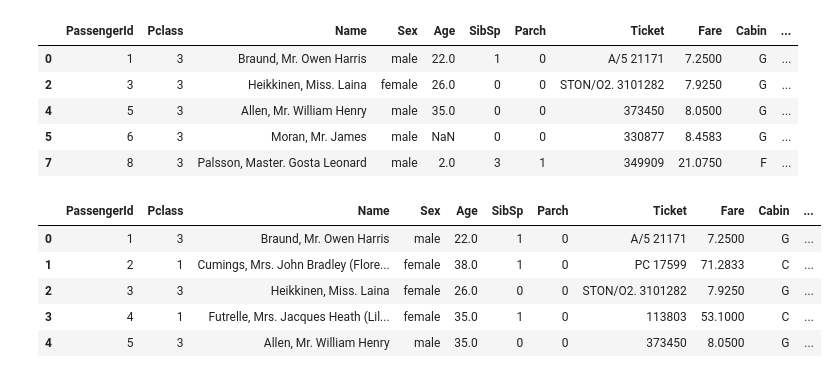
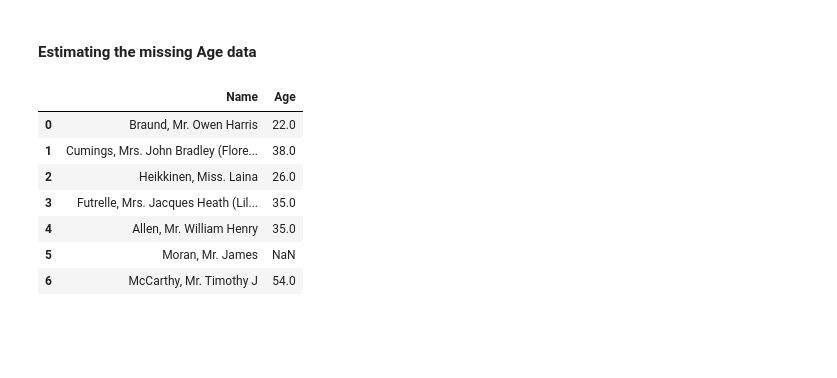
Before and after one commit to shielamms/AI-and-Data-Analysis, a Jupyter notebook: Titanic Machine Learning Prediction.ipynb, the cells around one changed output. Saved outputs shown, nothing was run; the diff lists cells and outputs as text; code cells hidden in the pictures; blank space fills up the shorter version.

```diff
--- a/Titanic Machine Learning Prediction.ipynb
+++ b/Titanic Machine Learning Prediction.ipynb
@@ -92,15 +85,0 @@ memory usage: 83.6+ KB
-# %%
-#backup copy of the Survived column of train_data
-survivors = train.Survived
-
-train.drop(['Survived'], axis=1, inplace=True)
-
-all_data = pd.concat([train, test], ignore_index=False)
-all_data['Cabin'].fillna('N', inplace=True)
-
-all_data['Cabin'] = [cabin_name[0] for cabin_name in all_data['Cabin']]
-
-no_cabin = all_data[all_data['Cabin'] == 'N']
-has_cabin = all_data[all_data['Cabin'] != 'N']
-
-all_data.groupby('Cabin')['Fare'].mean().sort_values()
@@ -142,24 +86,14 @@ no_cabin['Cabin'] = no_cabin.Fare.apply(lambda x : estimate_cabin(x))
-# %%
-no_cabin.head()
-# %% [output]
-|  | PassengerId | Pclass | Name | Sex | Age | SibSp | Parch | Ticket | Fare | Cabin | ... |
-| 0 | 1 | 3 | Braund, Mr. Owen Harris | male | 22.0 | 1 | 0 | A/5 21171 | 7.2500 | G | ... |
-| 2 | 3 | 3 | Heikkinen, Miss. Laina | female | 26.0 | 0 | 0 | STON/O2. 3101282 | 7.9250 | G | ... |
-| 4 | 5 | 3 | Allen, Mr. William Henry | male | 35.0 | 0 | 0 | 373450 | 8.0500 | G | ... |
-| 5 | 6 | 3 | Moran, Mr. James | male | NaN | 0 | 0 | 330877 | 8.4583 | G | ... |
-| 7 | 8 | 3 | Palsson, Master. Gosta Leonard | male | 2.0 | 3 | 1 | 349909 | 21.0750 | F | ... |
+# %% [markdown]
+<h4>Estimating the missing Age data</h4>
 # %%
-all_data = pd.concat([no_cabin, has_cabin], axis=0)
-all_data.sort_values(by='PassengerId', inplace=True)
-
-train = all_data[:891]
-test = all_data[891:]
-
-train.head()
+all_data = pd.concat([train, test], axis=0, ignore_index=True).sort_values(by='PassengerId')
+pd.concat([all_data['Name'], all_data['Age']], axis=1).head(7)
 # %% [output]
-|  | PassengerId | Pclass | Name | Sex | Age | SibSp | Parch | Ticket | Fare | Cabin | ... |
-| 0 | 1 | 3 | Braund, Mr. Owen Harris | male | 22.0 | 1 | 0 | A/5 21171 | 7.2500 | G | ... |
-| 1 | 2 | 1 | Cumings, Mrs. John Bradley (Flore... | female | 38.0 | 1 | 0 | PC 17599 | 71.2833 | C | ... |
-| 2 | 3 | 3 | Heikkinen, Miss. Laina | female | 26.0 | 0 | 0 | STON/O2. 3101282 | 7.9250 | G | ... |
-| 3 | 4 | 1 | Futrelle, Mrs. Jacques Heath (Lil... | female | 35.0 | 1 | 0 | 113803 | 53.1000 | C | ... |
-| 4 | 5 | 3 | Allen, Mr. William Henry | male | 35.0 | 0 | 0 | 373450 | 8.0500 | G | ... |
+|  | Name | Age |
+| 0 | Braund, Mr. Owen Harris | 22.0 |
+| 1 | Cumings, Mrs. John Bradley (Flore... | 38.0 |
+| 2 | Heikkinen, Miss. Laina | 26.0 |
+| 3 | Futrelle, Mrs. Jacques Heath (Lil... | 35.0 |
+| 4 | Allen, Mr. William Henry | 35.0 |
+| 5 | Moran, Mr. James | NaN |
+| 6 | McCarthy, Mr. Timothy J | 54.0 |
```
Also changed, not shown: parts of 34 cells of this notebook.
